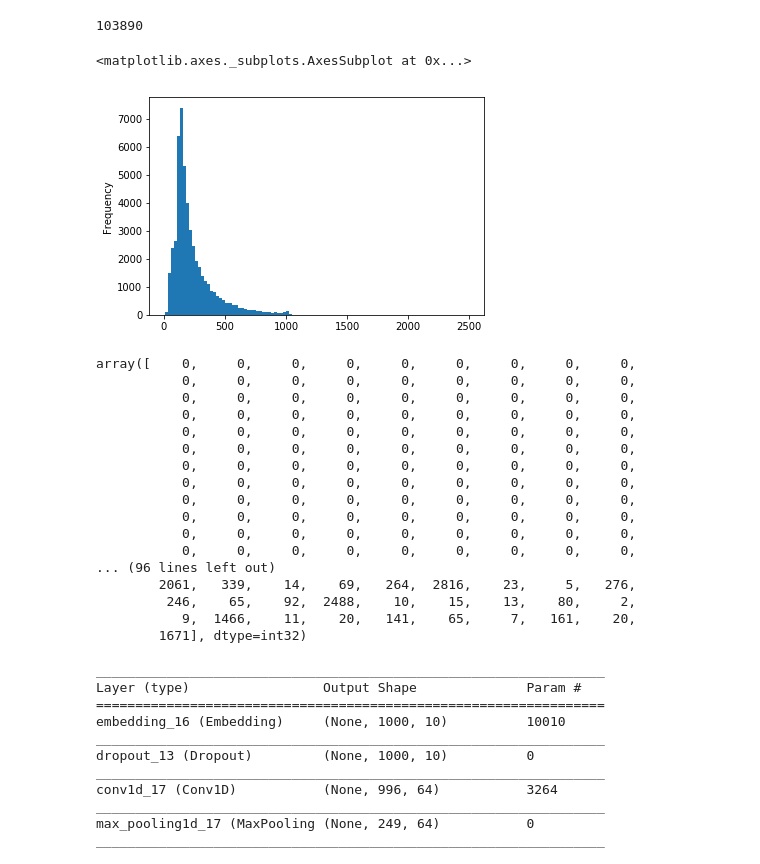
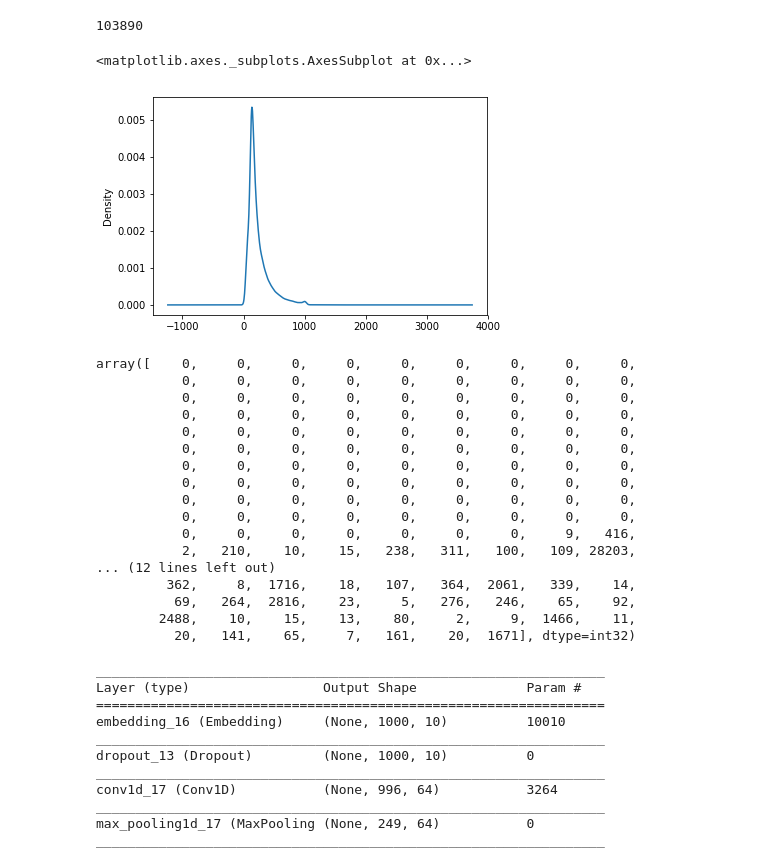
Before and after one commit to abulbasar/neural-networks, a Jupyter notebook: Keras - 08 Text classification (LSTM).ipynb, the cells around one changed output. Saved outputs shown, nothing was run; the diff lists cells and outputs as text; code cells hidden in the pictures.

```diff
--- a/Keras - 08 Text classification (LSTM).ipynb
+++ b/Keras - 08 Text classification (LSTM).ipynb
@@ -78,13 +84,13 @@ vocab_size
 # %% [output]
 103890
 # %%
-pd.Series([len(r) for r in doc_terms]).plot.hist(bins = 100)
+pd.Series([len(r) for r in doc_terms]).plot.kde()
 # %% [output]
 <matplotlib.axes._subplots.AxesSubplot at 0x...>
-[figure, old version]
+[figure, new version]
 # %%
-maxlen = 1000
-doc_terms_padded = pad_sequences(doc_terms, maxlen=maxlen)
+maxlen = 250
+doc_terms_padded = pad_sequences(doc_terms, padding="pre", maxlen=maxlen)
 doc_terms_padded[0]
 # %% [output]
 array([    0,     0,     0,     0,     0,     0,     0,     0,     0,
@@ -97,13 +103,13 @@ array([    0,     0,     0,     0,     0,     0,     0,     0,     0,
            0,     0,     0,     0,     0,     0,     0,     0,     0,
            0,     0,     0,     0,     0,     0,     0,     0,     0,
            0,     0,     0,     0,     0,     0,     0,     0,     0,
-           0,     0,     0,     0,     0,     0,     0,     0,     0,
-           0,     0,     0,     0,     0,     0,     0,     0,     0,
-... (96 lines left out)
-        2061,   339,    14,    69,   264,  2816,    23,     5,   276,
-         246,    65,    92,  2488,    10,    15,    13,    80,     2,
-           9,  1466,    11,    20,   141,    65,     7,   161,    20,
-        1671], dtype=int32)
+           0,     0,     0,     0,     0,     0,     0,     9,   416,
+           2,   210,    10,    15,   238,   311,   100,   109, 28203,
+... (12 lines left out)
+         362,     8,  1716,    18,   107,   364,  2061,   339,    14,
+          69,   264,  2816,    23,     5,   276,   246,    65,    92,
+        2488,    10,    15,    13,    80,     2,     9,  1466,    11,
+          20,   141,    65,     7,   161,    20,  1671], dtype=int32)
 # %%
 tf.set_random_seed(1)
 np.random.seed(1)
```
Also changed, not shown: parts of 3 cells of this notebook, 1 other file.
